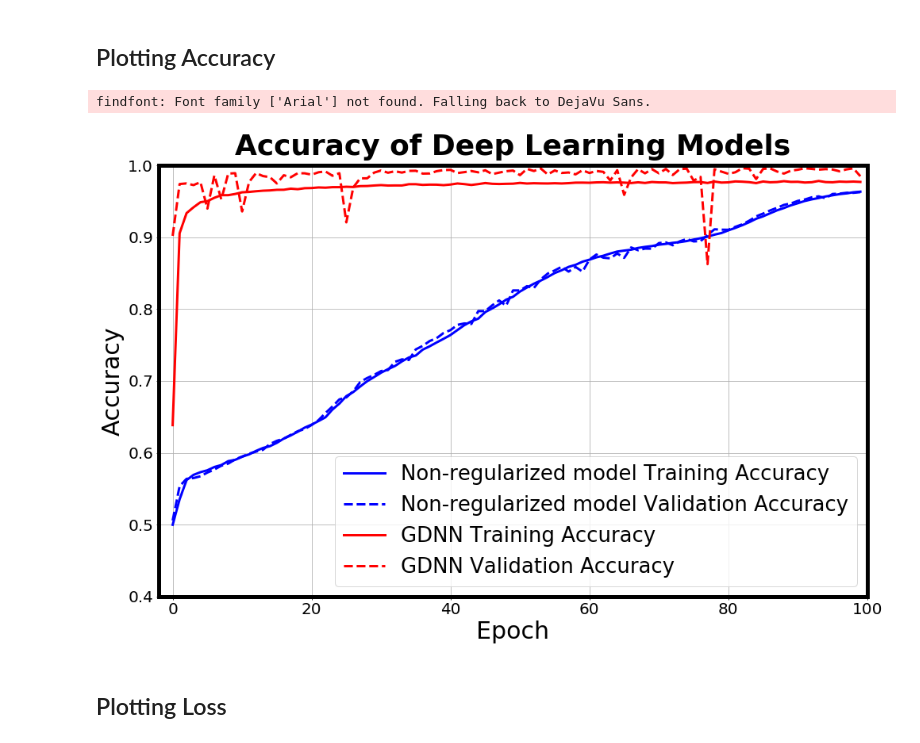
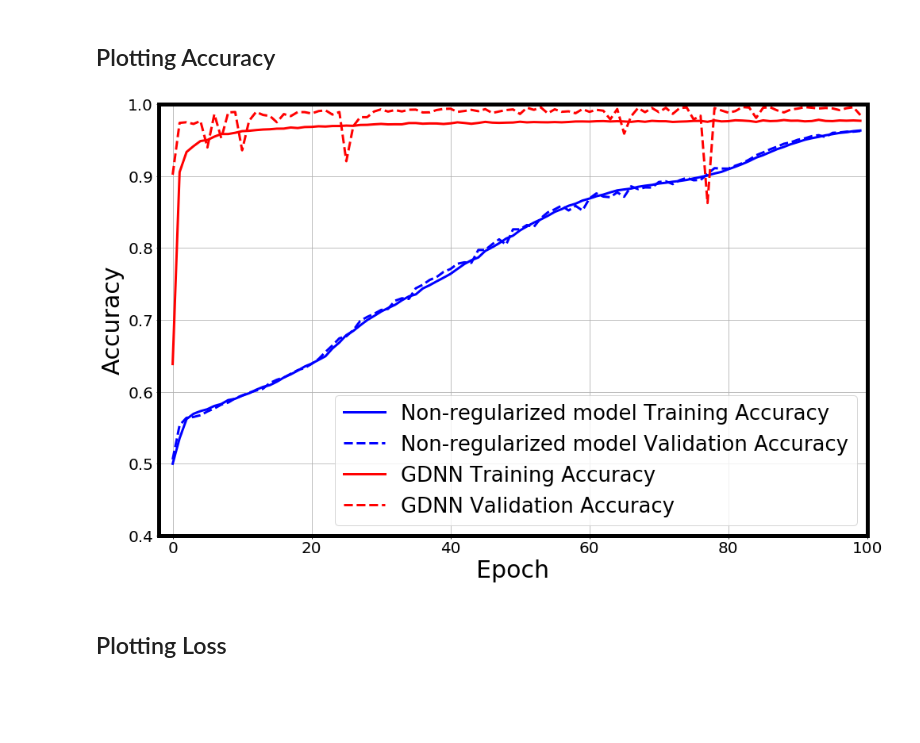
Before and after one commit to jsakhnin/DL_FDI, a Jupyter notebook: Plots and Figures/IEEE30_History.ipynb, the cells around one changed output. Saved outputs shown, nothing was run; the diff lists cells and outputs as text; code cells hidden in the pictures; blank space fills up the shorter version.

```diff
--- a/Plots and Figures/IEEE30_History.ipynb
+++ b/Plots and Figures/IEEE30_History.ipynb
@@ -76,21 +76,20 @@ title_font2 = {'fontname':'Arial', 'size':'30', 'color':'black', 'weight':'mediu
 # %%
 plt.figure(figsize=(16,10))
 plt.plot(epochs,tacc1, 'b-', label="Non-regularized model Training Accuracy")
 plt.plot(epochs,vacc1, 'b--', label="Non-regularized model Validation Accuracy")
 plt.plot(epochs,tacc2, 'r-', label="GDNN Training Accuracy")
 plt.plot(epochs,vacc2,'r--', label="GDNN Validation Accuracy")
 plt.ylabel('Accuracy')
 plt.xlabel('Epoch')
 plt.legend(loc="lower right")
-plt.title('Accuracy of Deep Learning Models', **title_font)
+# plt.title('Accuracy of Deep Learning Models', **title_font)
 plt.axis([-2,100,0.4,1])
 plt.grid()
 
 plt.savefig('IEEE30_history_accuracies.png')
 plt.show()
 # %% [output]
-findfont: Font family ['Arial'] not found. Falling back to DejaVu Sans.
-[figure, old version]
+[figure, new version]
 # %% [markdown]
 ## Plotting Loss
 # %%
```
Also changed, not shown: parts of 1 cell of this notebook, 7 other files.
